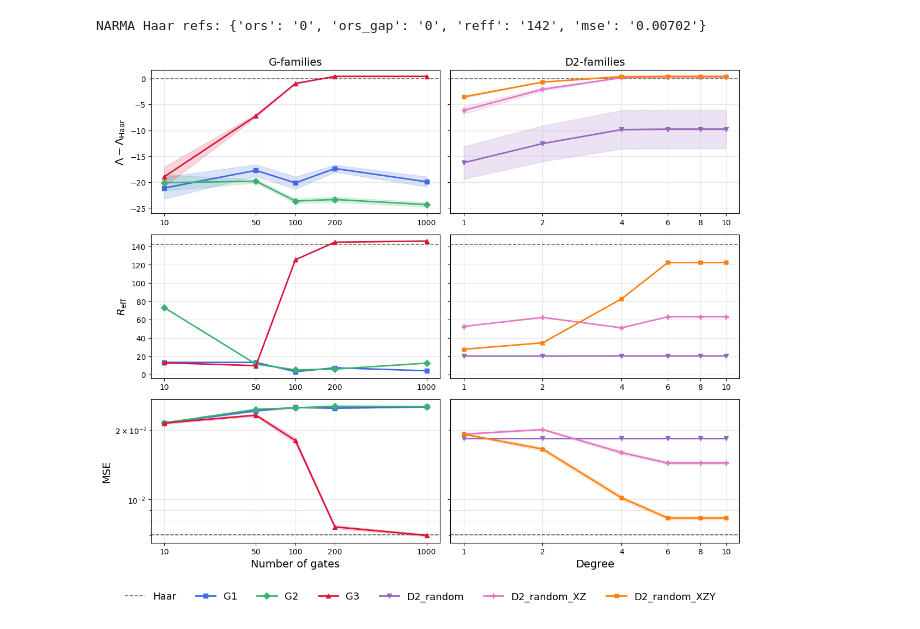
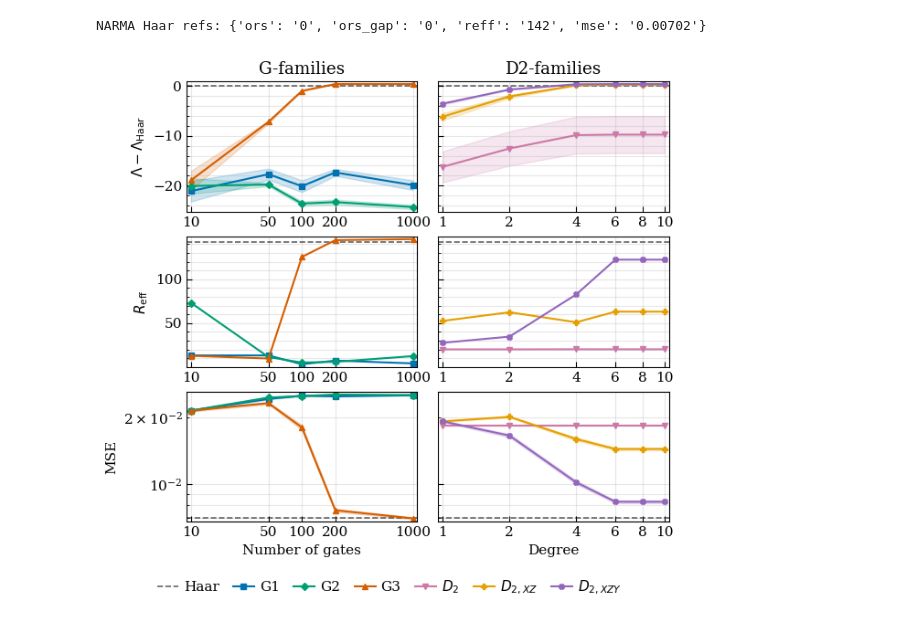
Before and after one commit to laiadc/order_statistics, a Jupyter notebook: Exp2_ORS_Reff.ipynb, the cells around one changed output. Drawn from its saved outputs; the diff is of its cells as text; code cells hidden in the pictures.

```diff
--- a/Exp2_ORS_Reff.ipynb
+++ b/Exp2_ORS_Reff.ipynb
@@ -46,6 +90,13 @@ FAMILY_COLORS = {
     'Haar': '#000000', 'G1': 'royalblue', 'G2': 'mediumseagreen', 'G3': 'crimson',
     'D2_random': '#9467bd', 'D2_random_XZ': '#e377c2', 'D2_random_XZY': 'tab:orange',
 }
+palette = plt.rcParams["axes.prop_cycle"].by_key()["color"]
+FAMILY_COLORS = {
+    'G1':  palette[0], 'G2': palette[2], 'G3': palette[1],
+    'D2_random': palette[4], 'D2_random_XZ': palette[3], 'D2_random_XZY': palette[6],
+    'Haar': 'k',
+}
+
 FAMILY_MARKERS = {
     'Haar': 'o', 'G1': 's', 'G2': 'D', 'G3': '^',
     'D2_random': 'v', 'D2_random_XZ': 'P', 'D2_random_XZY': 'X',
@@ -725,8 +783,8 @@ NARMA Haar refs: {'ors': '0', 'ors_gap': '0', 'reff': '142', 'mse': '0.00702'}
 # %%
 plot_diagnostics(
     data_g_narma, data_d2_narma, haar_refs_narma,
     g_xlabel='Number of gates', d_xlabel='Degree',
-    save_path=os.path.join('figures', 'fig2_narma.png'),
+    save_path=os.path.join('figures', 'exp2_QRC_n6_multibasis.png'),
 )
 # %% [output]
-[figure, old version]
+[figure, new version]
```
Also changed, not shown: parts of 6 cells of this notebook, 7 other files.
